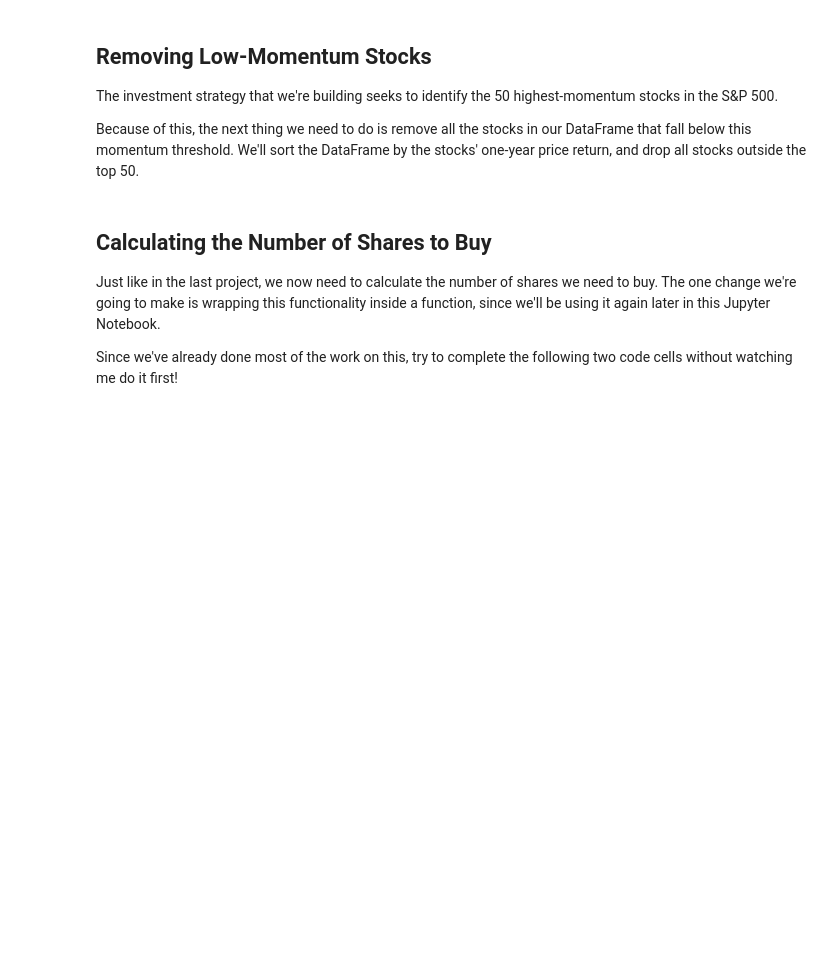
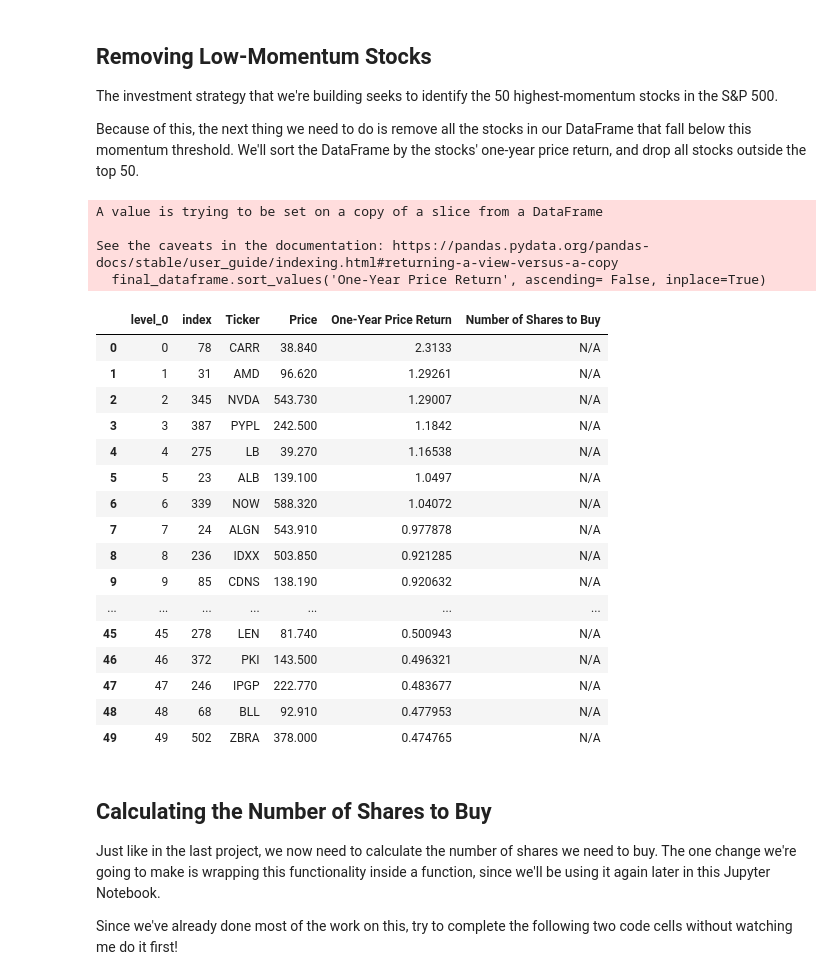
Before and after one commit to nickmccullum/algorithmic-trading-python, a Jupyter notebook: starter_files/002_quantitative_momentum_strategy.ipynb, the cells around one changed output. Cells and saved outputs as stored; diff of their text form; code cells hidden in the pictures; blank space fills up the shorter version.

```diff
--- a/starter_files/002_quantitative_momentum_strategy.ipynb
+++ b/starter_files/002_quantitative_momentum_strategy.ipynb
@@ -19,3 +40,9 @@ As before, we'll need to import our list of stocks and our API token before proc
 It's now time to make the first version of our momentum screener!
 
 We need to get one-year price returns for each stock in the universe. Here's how.
+# %%
+from secrets import IEX_CLOUD_API_TOKEN
+symbol = 'AAPL'
+api_url = f'https://sandbox.iexapis.com/stable/stock/{symbol}/stats?token={IEX_CLOUD_API_TOKEN}'
+data = requests.get(api_url,).json()
+data
@@ -23,3 +72,9 @@ We need to get one-year price returns for each stock in the universe. Here's how
 ## Parsing Our API Call
 
 This API call has all the information we need. We can parse it using the same square-bracket notation as in the first project of this course. Here is an example.
+# %%
+#Converts list to sublists.
+def chunks(lst, n):
+    """Yield successive n-sized chunks from lst."""
+    for i in range(0, len(lst), n):
+        yield lst[i:i + n]
@@ -43,4 +129,7 @@ for i in range(0, len(symbol_groups)):
     symbol_strings.append(','.join(symbol_groups[i]))
 #     print(symbol_strings[i])
 
+for symbol_string in symbol_strings:
+    print(symbol_string)
+
 my_columns = ['Ticker', 'Price', 'One-Year Price Return', 'Number of Shares to Buy']
@@ -47,2 +143,21 @@ my_columns = ['Ticker', 'Price', 'One-Year Price Return', 'Number of Shares to B
 # %% [markdown]
 Now we need to create a blank DataFrame and add our data to the data frame one-by-one.
+# %%
+final_dataframe = pd.DataFrame( columns=my_columns)
+
+for symbol_string in symbol_strings:
+    batch_api_call_url = f'https://sandbox.iexapis.com/stable/stock/market/batch?symbols={symbol_string}&types=stats,quote&token={IEX_CLOUD_API_TOKEN}'
+    data = requests.get(batch_api_call_url).json()
+
+    for symbol in symbol_string.split(","):
+
+        final_dataframe = final_dataframe.append(
+            pd.Series(
+            [
+                symbol,
+                data[symbol]['quote']['latestPrice'],
+                data[symbol]['stats']['year1ChangePercent'],
+                'N/A'
+
+            ], index=my_columns),
+            ignore_index=True)
@@ -52,6 +183,33 @@ Now we need to create a blank DataFrame and add our data to the data frame one-b
 The investment strategy that we're building seeks to identify the 50 highest-momentum stocks in the S&P 500.
 
 Because of this, the next thing we need to do is remove all the stocks in our DataFrame that fall below this momentum threshold. We'll sort the DataFrame by the stocks' one-year price return, and drop all stocks outside the top 50.
+# %%
+final_dataframe.sort_values('One-Year Price Return', ascending= False, inplace=True)
+final_dataframe = final_dataframe[:50]
+final_dataframe.reset_index(inplace=True)
+final_dataframe
+# %% [output]
+A value is trying to be set on a copy of a slice from a DataFrame
+
+See the caveats in the documentation: https://pandas.pydata.org/pandas-docs/stable/user_guide/indexing.html#returning-a-view-versus-a-copy
+  final_dataframe.sort_values('One-Year Price Return', ascending= False, inplace=True)
+|  | level_0 | index | Ticker | Price | One-Year Price Return | Number of Shares to Buy |
+| 0 | 0 | 78 | CARR | 38.840 | 2.3133 | N/A |
+| 1 | 1 | 31 | AMD | 96.620 | 1.29261 | N/A |
+| 2 | 2 | 345 | NVDA | 543.730 | 1.29007 | N/A |
+| 3 | 3 | 387 | PYPL | 242.500 | 1.1842 | N/A |
+| 4 | 4 | 275 | LB | 39.270 | 1.16538 | N/A |
+| 5 | 5 | 23 | ALB | 139.100 | 1.0497 | N/A |
+| 6 | 6 | 339 | NOW | 588.320 | 1.04072 | N/A |
+| 7 | 7 | 24 | ALGN | 543.910 | 0.977878 | N/A |
+| 8 | 8 | 236 | IDXX | 503.850 | 0.921285 | N/A |
+| 9 | 9 | 85 | CDNS | 138.190 | 0.920632 | N/A |
+| ... | ... | ... | ... | ... | ... | ... |
+| 45 | 45 | 278 | LEN | 81.740 | 0.500943 | N/A |
+| 46 | 46 | 372 | PKI | 143.500 | 0.496321 | N/A |
+| 47 | 47 | 246 | IPGP | 222.770 | 0.483677 | N/A |
+| 48 | 48 | 68 | BLL | 92.910 | 0.477953 | N/A |
+| 49 | 49 | 502 | ZBRA | 378.000 | 0.474765 | N/A |
 # %% [markdown]
 ## Calculating the Number of Shares to Buy
 
```
Also changed, not shown: parts of 19 cells of this notebook, 2 other files.
